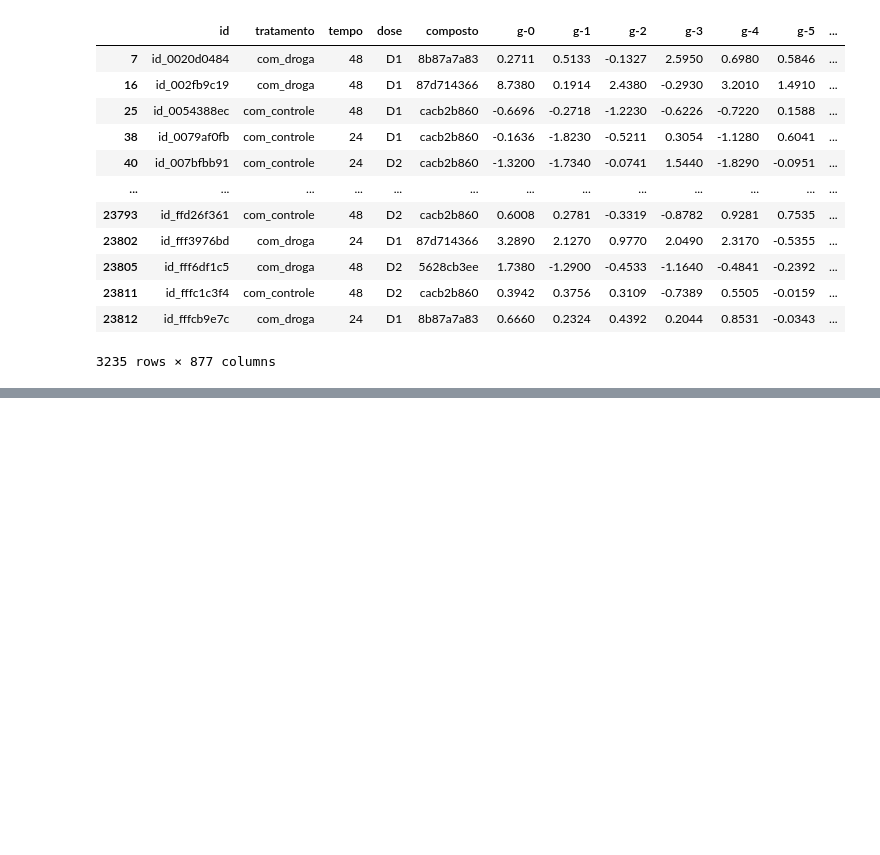
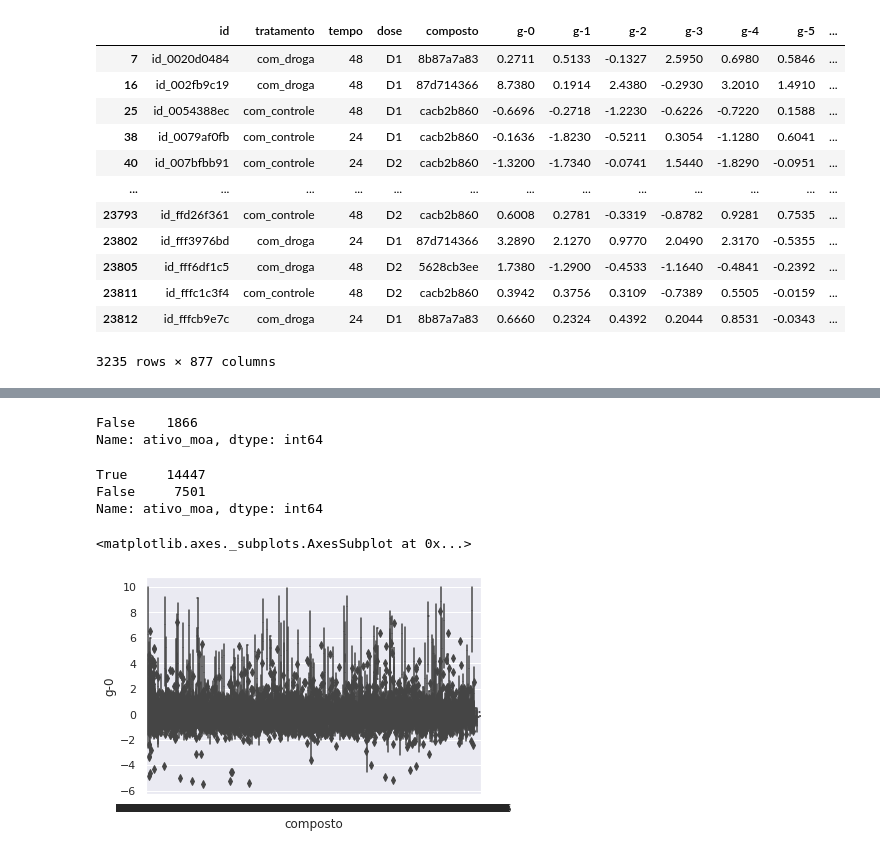
Before and after one commit to jonatanpereira/Alura-Imersao-dados03, a Jupyter notebook: Notebooks/Aula04_ImersãoDados3_Alura.ipynb, the cells around one changed output, grey strips where cells are left out. Saved outputs shown, nothing was run; the diff lists cells and outputs as text; code cells hidden in the pictures; blank space fills up the shorter version.

Commit message:
Aula 04 - Imersão de Dados Alura - Terceira Edição

```diff
--- a/Notebooks/Aula04_ImersãoDados3_Alura.ipynb
+++ b/Notebooks/Aula04_ImersãoDados3_Alura.ipynb
@@ -274,0 +107,3 @@ sns.heatmap(corr_celular, mask=mask, cmap=cmap, center=0,
+# %%
+dados_resultados = pd.read_csv('https://github.com/alura-cursos/imersaodados3/blob/main/dados/dados_resultados.csv?raw=true')
+dados_resultados.head()
@@ -274,0 +177,5 @@ sns.heatmap(corr_celular, mask=mask, cmap=cmap, center=0,
+# %%
+dados_resultados['n_moa'] = dados_resultados.drop('id', axis=1).sum(axis=1)
+# %%
+dados_resultados['ativo_moa'] = dados_resultados['n_moa'] !=0
+dados_resultados.head()
@@ -274,0 +200,3 @@ sns.heatmap(corr_celular, mask=mask, cmap=cmap, center=0,
+# %%
+dados_combinados = pd.merge(dados, dados_resultados[['id', 'n_moa', 'ativo_moa']], on='id')
+dados_combinados.head()
@@ -274,0 +211,16 @@ sns.heatmap(corr_celular, mask=mask, cmap=cmap, center=0,
+# %%
+dados_combinados.query('tratamento == "com_controle"')['ativo_moa'].value_counts()
+# %% [output]
+False    1866
+Name: ativo_moa, dtype: int64
+# %%
+dados_combinados.query('tratamento == "com_droga"')['ativo_moa'].value_counts()
+# %% [output]
+True     14447
+False     7501
+Name: ativo_moa, dtype: int64
+# %%
+sns.boxplot(data = dados_combinados, y= 'g-0', x= 'composto')
+# %% [output]
+<matplotlib.axes._subplots.AxesSubplot at 0x...>
+[figure, added]
```
Also changed, not shown: parts of 26 cells of this notebook.
